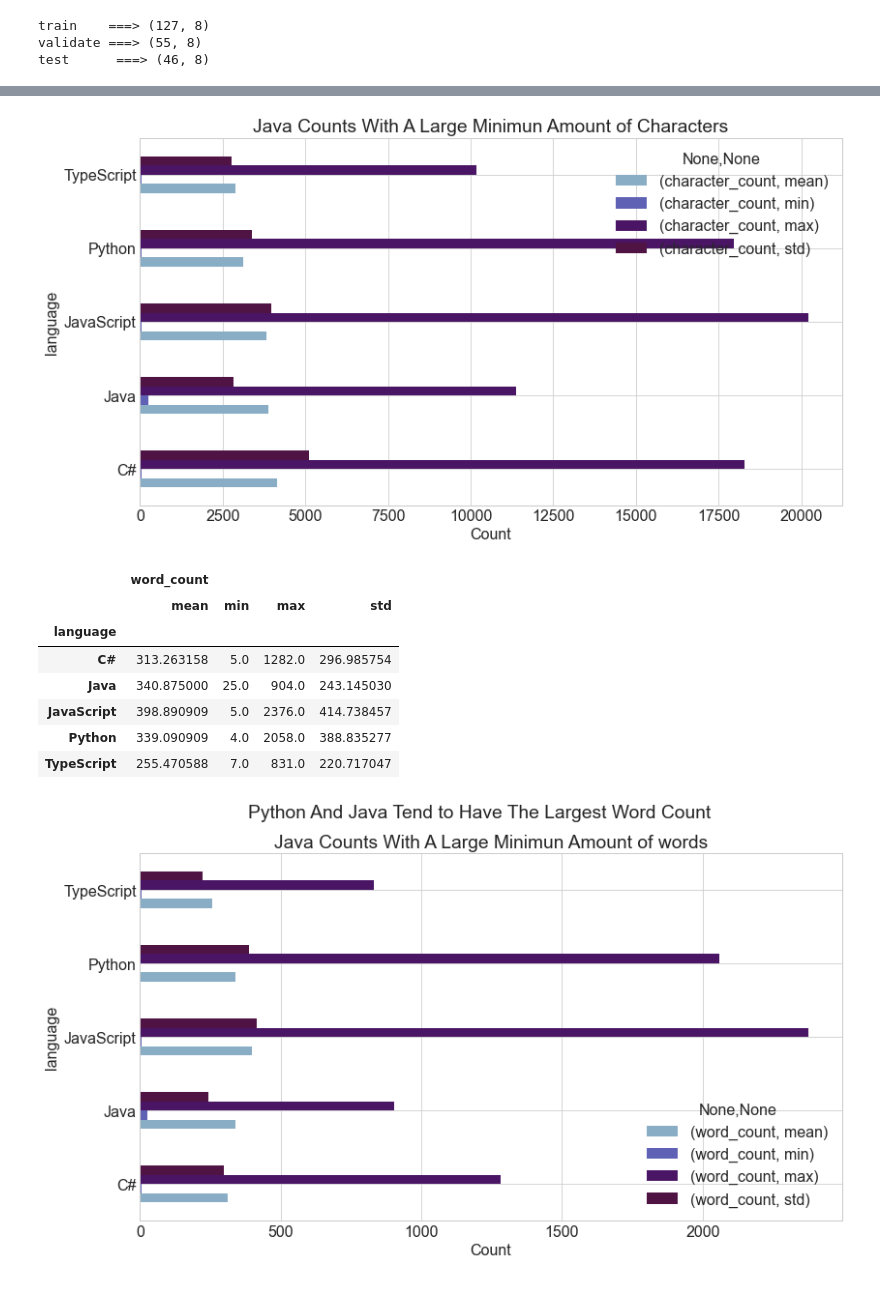
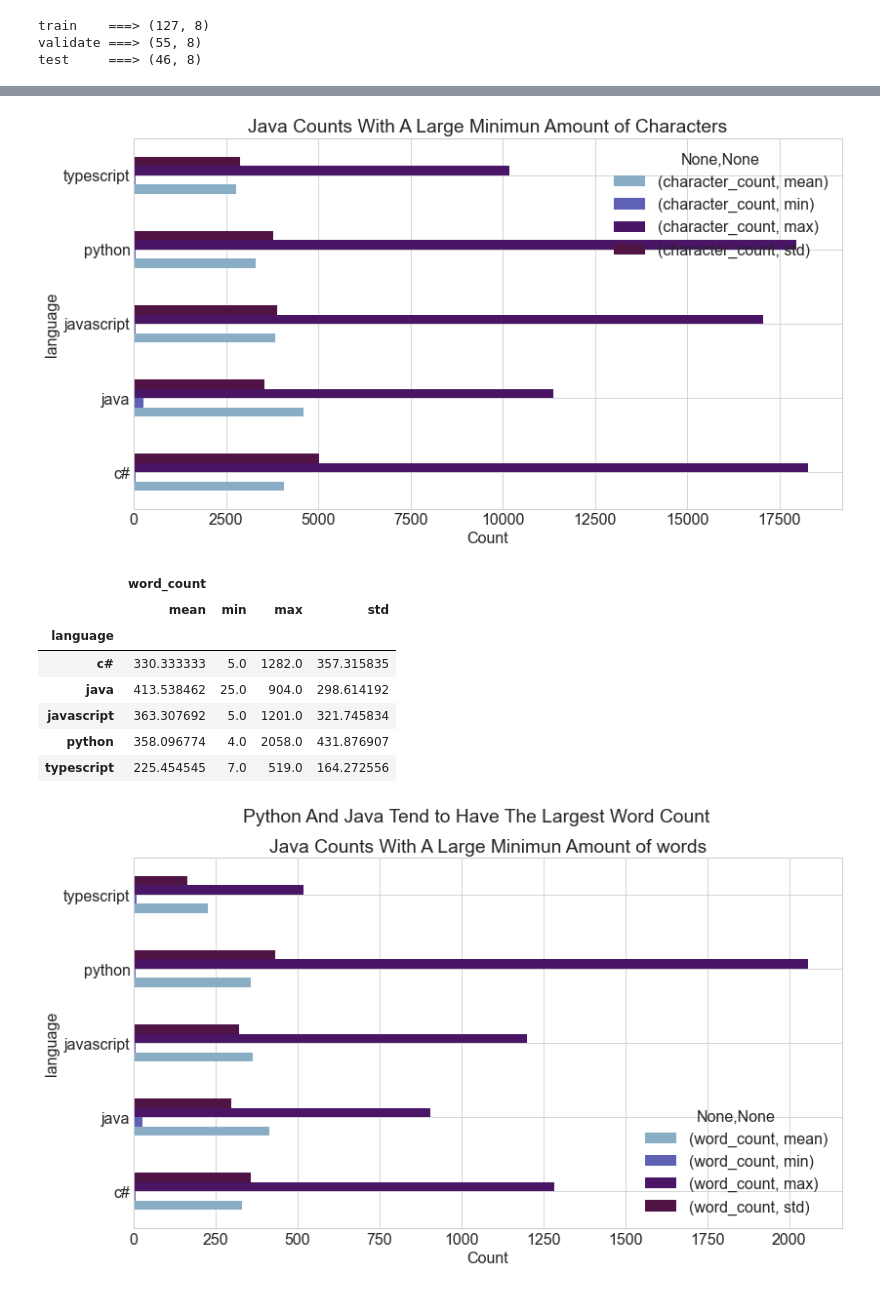
Before and after one commit to NLP-Project-Hopper2/NLP-Project-Hopper2, a Jupyter notebook: alejos_workbook.ipynb, the cells around one changed output, grey strips where cells are left out. Saved outputs shown, nothing was run; the diff lists cells and outputs as text; code cells hidden in the pictures.

Commit message:
added word counts and some word distributions graphs

```diff
--- a/alejos_workbook.ipynb
+++ b/alejos_workbook.ipynb
@@ -64,5 +64,8 @@ df.sample(5)
 # %% [markdown]
 # Feature enginieer
+# %%
+# change df.language to lower case
+df['language'] = df["language"].str.lower()
 # %%
 # create column with count of characters in clean message
 df['character_count'] = df.clean.str.len()
@@ -146,30 +160,30 @@ message_length_info_df
 # %%
 # creaet bar plot for  message_lenth_info_df
-message_length_info_df.plot.barh()
+message_length_info_train.plot.barh()
 plt.title('Java Counts With A Large Minimun Amount of Characters')
 plt.xlabel("Count")
 plt.show()
 # %% [output]
-[figure, old version]
+[figure, new version]
 # %%
 # create a df with language information based on word_count
-word_count_info_df = df[['language','word_count']].\
+word_count_info_train = train[['language','word_count']].\
                         groupby('language').agg(['mean', 'min', 'max', 'std' ])
-word_count_info_df
+word_count_info_train
 # %% [output]
 |  | word_count |  |  |  |
 |  | mean | min | max | std |
 | language |  |  |  |  |
-| C# | 313.263158 | 5.0 | 1282.0 | 296.985754 |
-| Java | 340.875000 | 25.0 | 904.0 | 243.145030 |
-| JavaScript | 398.890909 | 5.0 | 2376.0 | 414.738457 |
-| Python | 339.090909 | 4.0 | 2058.0 | 388.835277 |
-| TypeScript | 255.470588 | 7.0 | 831.0 | 220.717047 |
+| c# | 330.333333 | 5.0 | 1282.0 | 357.315835 |
+| java | 413.538462 | 25.0 | 904.0 | 298.614192 |
+| javascript | 363.307692 | 5.0 | 1201.0 | 321.745834 |
+| python | 358.096774 | 4.0 | 2058.0 | 431.876907 |
+| typescript | 225.454545 | 7.0 | 519.0 | 164.272556 |
 # %%
-word_count_info_df.plot.barh()
+word_count_info_train.plot.barh()
 plt.title('Java Counts With A Large Minimun Amount of words')
 plt.suptitle('Python And Java Tend to Have The Largest Word Count')
 plt.xlabel("Count")
 plt.show()
 # %% [output]
-[figure, old version]
+[figure, new version]
```
Also changed, not shown: parts of 22 cells of this notebook, 1 other file.
